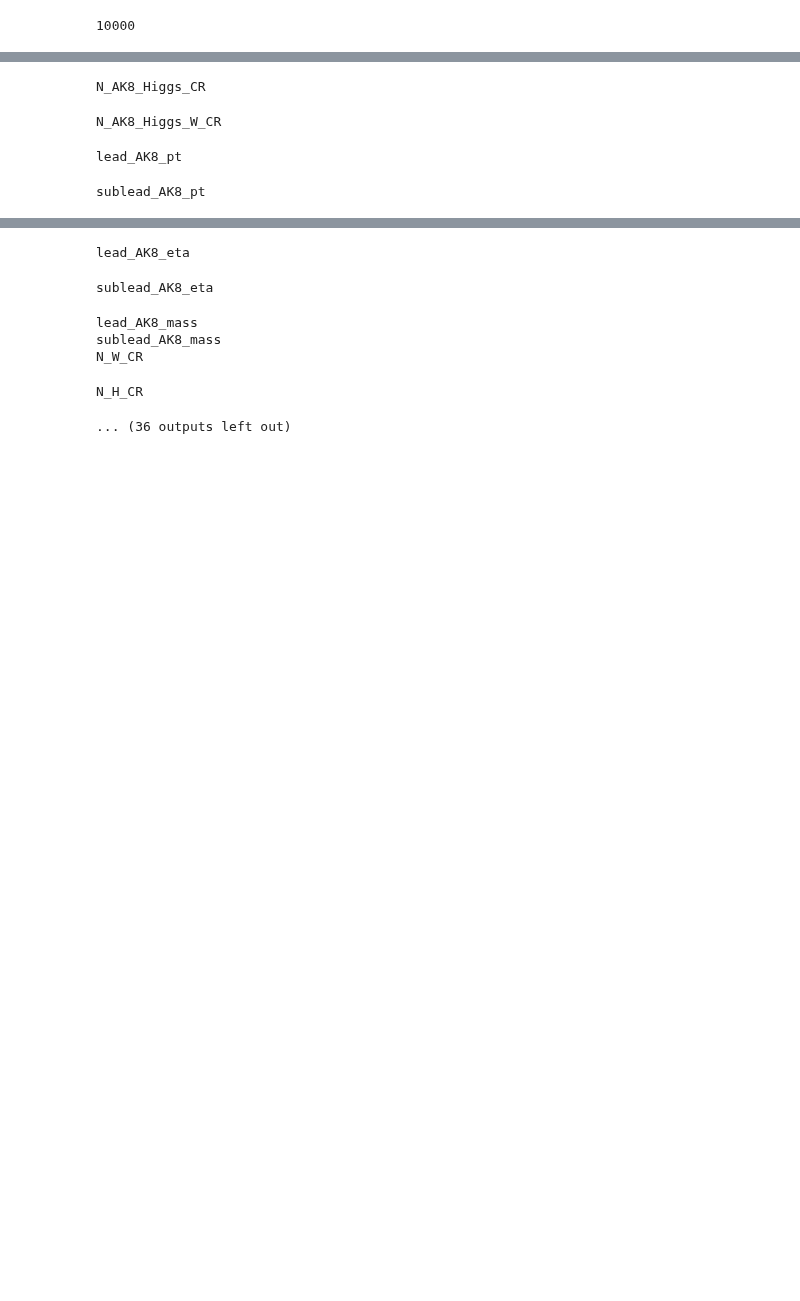
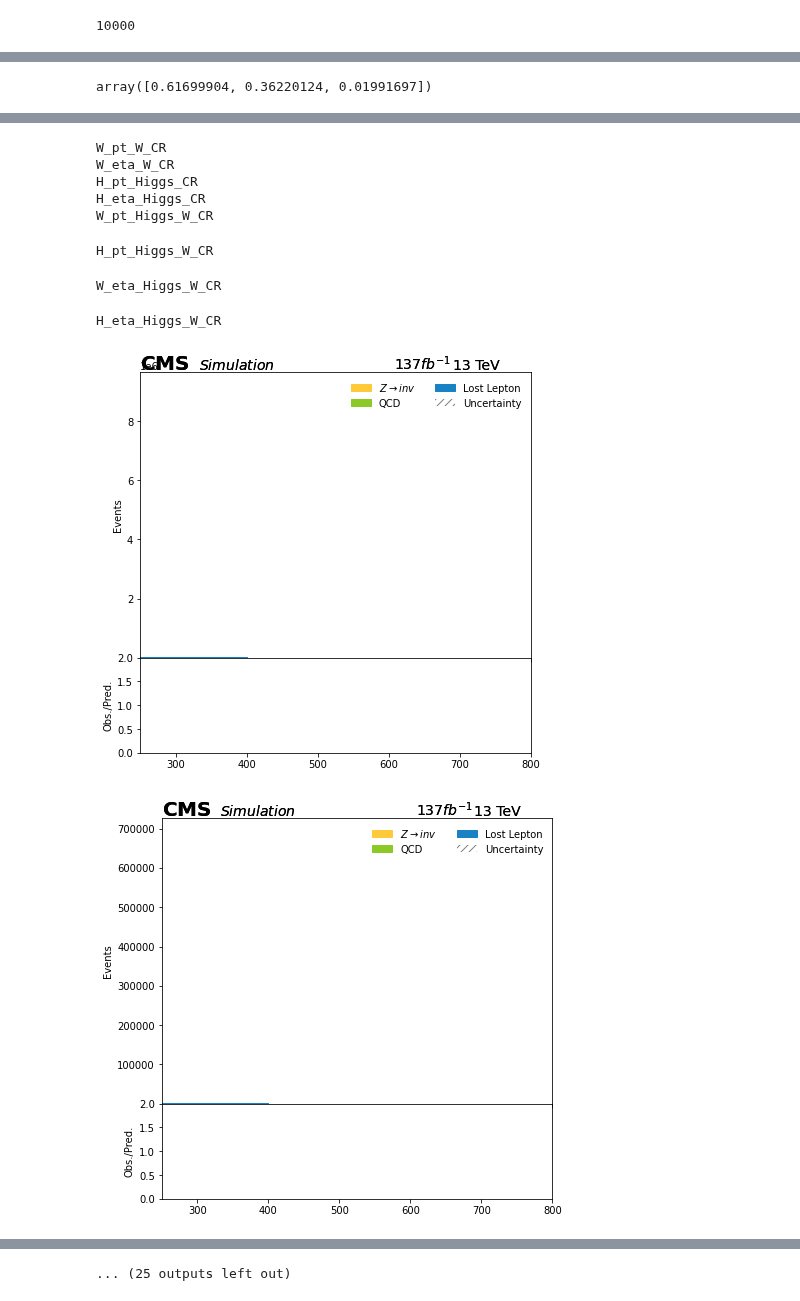
Before and after one commit to mirandabryson/tW_scattering, a Jupyter notebook: processor/oneLep_CR.ipynb, the cells around one changed output, grey strips where cells are left out. Drawn from its saved outputs; the diff is of its cells as text; code cells hidden in the pictures; blank space fills up the shorter version.

```diff
--- a/processor/oneLep_CR.ipynb
+++ b/processor/oneLep_CR.ipynb
@@ -646,3 +650,19 @@ bins = {\
     'sublead_AK8_eta':  {'axis': 'eta',    'overflow':'over',  'bins': hist.Bin('eta', r'$\eta (sublead. AK8)$', 15, -5.5, 5.5)},
     'mass':  {'axis': 'mass',    'overflow':'over',  'bins': hist.Bin('mass', r'softdrop mass', 20, 0, 200)},
     }
+# %%
+# Do some math with LL
+name = 'met_SR'
+hist_SR = output['met_SR'].copy()
+hist_CR = output['met_CR'].copy()
+axis = bins['MET_ptCoarse']['axis']
+hist_SR = hist_SR.rebin(axis, bins['MET_ptCoarse']['bins'])
+hist_CR = hist_CR.rebin(axis, bins['MET_ptCoarse']['bins'])
+# %%
+bkgonly = re.compile('(?!(Data|1000_1_scan))')
+CR_data = hist_CR['Data'].sum('dataset').values(overflow='over')[()]
+SR_LL = hist_SR['LL'].sum('dataset').values(overflow='over')[()]
+CR_LL = hist_CR['LL'].sum('dataset').values(overflow='over')[()]
+CR_bkg = hist_CR[bkgonly].sum('dataset').values(overflow='over')[()]
+transfer_factor = hist_SR['LL'].sum('dataset').values(overflow='over')[()]/hist_CR[bkgonly].sum('dataset').values(overflow='over')[()]
+estimate = CR_data*transfer_factor
@@ -649,3 +683,7 @@ bins = {\
+# %%
+estimate
+# %% [output]
+array([0.61699904, 0.36220124, 0.01991697])
 # %%
 from plots.helpers import *
 
@@ -791,13 +829,13 @@ for plot in histos:
 
     # get axes
     #hist.plot1d(background, overlay="dataset", ax=ax, stack=True, overflow=bins[binName]['overflow'], clear=False, fill_opts=fillopts2, error_opts=error_opts)#, order=['TTJets', 'ST', 'ttW', 'WW', 'ZNuNu', 'QCD', 'WJets']) #error_opts??
-    hist.plot1d(background, overlay="dataset", ax=ax, stack=True, overflow=bins[binName]['overflow'], clear=False, fill_opts=fill_opts, error_opts=error_opts, order=['QCD', 'ZNuNu', 'WW', 'ttW', 'ST', 'WJets', 'TTJets']) #error_opts??
-    hist.plot1d(signal, overlay="dataset", ax=ax, stack=False, overflow=bins[binName]['overflow'], line_opts=lineopts, clear=False)
-    hist.plot1d(data, overlay="dataset", ax=ax, stack=False, overflow=bins[binName]['overflow'], error_opts=data_err_opts_rat, clear=False)
+    hist.plot1d(background, overlay="dataset", ax=ax, stack=True, overflow=bins[binName]['overflow'], clear=False, fill_opts=fill_opts, error_opts=error_opts)#, order=['QCD', 'ZNuNu', 'WW', 'ttW', 'ST', 'WJets', 'TTJets']) #error_opts??
+    #hist.plot1d(signal, overlay="dataset", ax=ax, stack=False, overflow=bins[binName]['overflow'], line_opts=lineopts, clear=False)
+    #hist.plot1d(data, overlay="dataset", ax=ax, stack=False, overflow=bins[binName]['overflow'], error_opts=data_err_opts_rat, clear=False)
 
-    hist.plotratio(num=data.sum('dataset'), denom=background.sum('dataset'), ax=rax,
-                   error_opts = data_err_opts_rat, denom_fill_opts={}, guide_opts={},
-                   unc='num', overflow = 'over')
+    #hist.plotratio(num=data.sum('dataset'), denom=background.sum('dataset'), ax=rax,
+    #               error_opts = data_err_opts_rat, denom_fill_opts={}, guide_opts={},
+    #               unc='num', overflow = 'over')
 
     for l in ['log', 'linear']:
         saveFig(fig, ax, rax, plotDir, name, scale=l, shape=False, y_max=y_max)
@@ -815,4 +864,10 @@ N_AK8_W_CR
-N_AK8_Higgs_CR
+W_pt_W_CR
+W_eta_W_CR
+H_pt_Higgs_CR
+H_eta_Higgs_CR
+W_pt_Higgs_W_CR
-N_AK8_Higgs_W_CR
+H_pt_Higgs_W_CR
-lead_AK8_pt
+W_eta_Higgs_W_CR
-sublead_AK8_pt
+H_eta_Higgs_W_CR
+[figure, added]
+[figure, added]
@@ -819,7 +876 @@ sublead_AK8_pt
-lead_AK8_eta
+... (25 outputs left out)
-sublead_AK8_eta
-lead_AK8_mass
-sublead_AK8_mass
-N_W_CR
-N_H_CR
-... (36 outputs left out)
```
Also changed, not shown: parts of 14 cells of this notebook.
